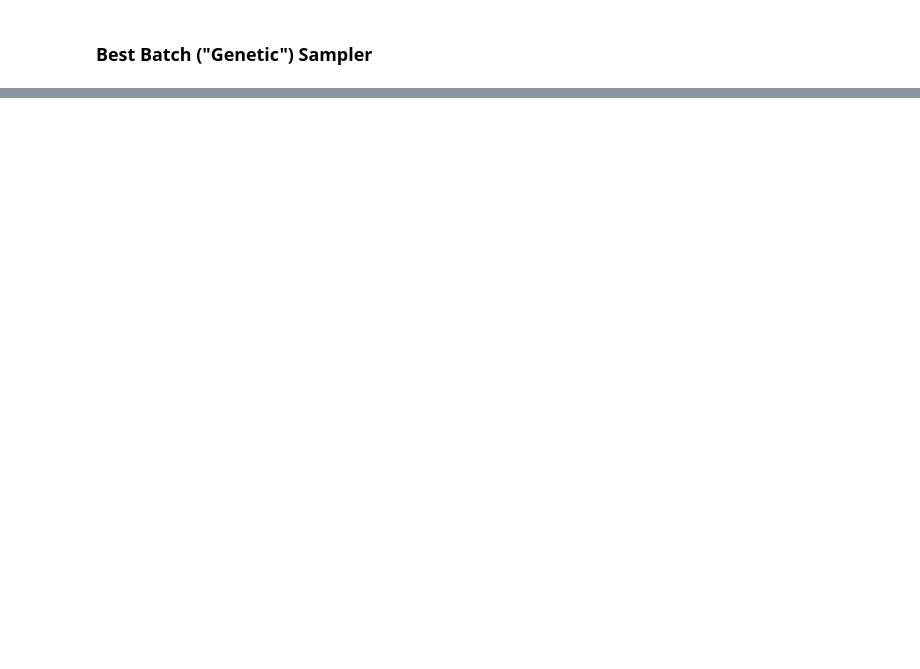
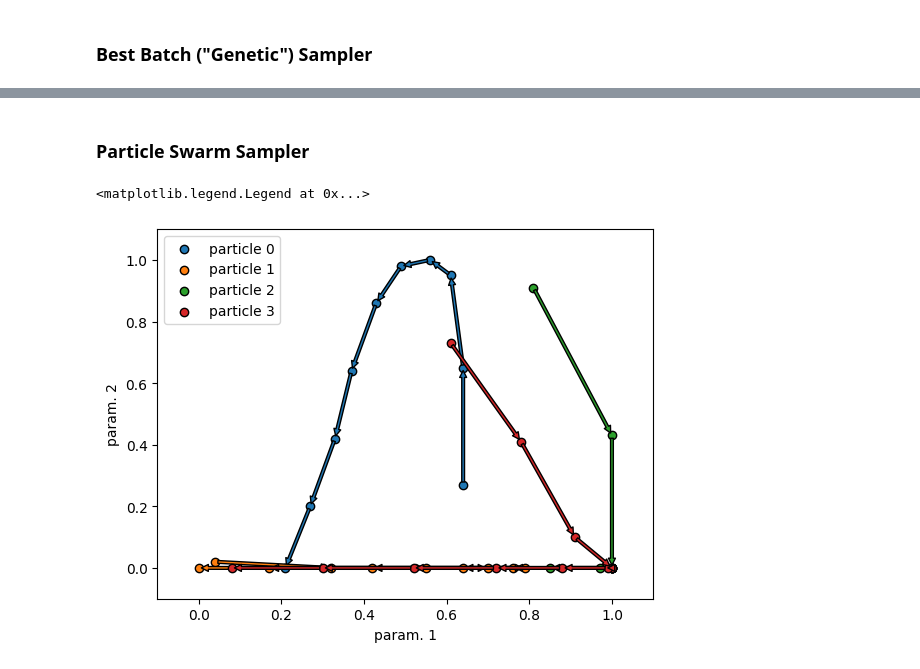
Before and after one commit to bancaditalia/black-it, a Jupyter notebook: examples/overview_of_the_different_samplers.ipynb, the cells around one changed output, grey strips where cells are left out. Saved outputs shown, nothing was run; the diff lists cells and outputs as text; code cells hidden in the pictures; blank space fills up the shorter version.

Commit message:
docs: add PS to the "overview of samplers" notebook

```diff
--- a/examples/overview_of_the_different_samplers.ipynb
+++ b/examples/overview_of_the_different_samplers.ipynb
@@ -200,0 +199,2 @@ plt.legend()
+# %% [markdown]
+### Particle Swarm Sampler
@@ -200,0 +227,35 @@ plt.legend()
+# %%
+import matplotlib.patches as mpatches
+
+fig = plt.figure()
+axes = plt.axes()
+
+def plot_trajectory(trajectory, axes, marker = "o", label=None, color=None):
+    trajectory = np.array(trajectory)
+    path_obj = axes.scatter(
+        trajectory[:, 0],
+        trajectory[:, 1],
+        label=label,
+        edgecolors='black',
+        marker=marker,
+        color=color
+    )
+    color = path_obj.get_facecolor()[0] if color is None else color
+    for step_id in range(0, len(trajectory) - 1):
+        p1, p2 = trajectory[step_id], trajectory[step_id+1]
+        arrow = mpatches.FancyArrowPatch(p1, p2, facecolor=color, mutation_scale=10, edgecolor='black')
+        axes.add_patch(arrow)
+
+# plot trajectories
+for particle_id, trajectory_i in particle_trajectory.items():
+    plot_trajectory(trajectory_i, axes, label=f"particle {particle_id}")
+
+
+plt.xlim(-0.1, 1.1)
+plt.ylim(-0.1, 1.1)
+plt.xlabel("param. 1")
+plt.ylabel("param. 2")
+plt.legend()
+# %% [output]
+<matplotlib.legend.Legend at 0x...>
+[figure, added]
```
Also changed, not shown: parts of 10 cells of this notebook.
